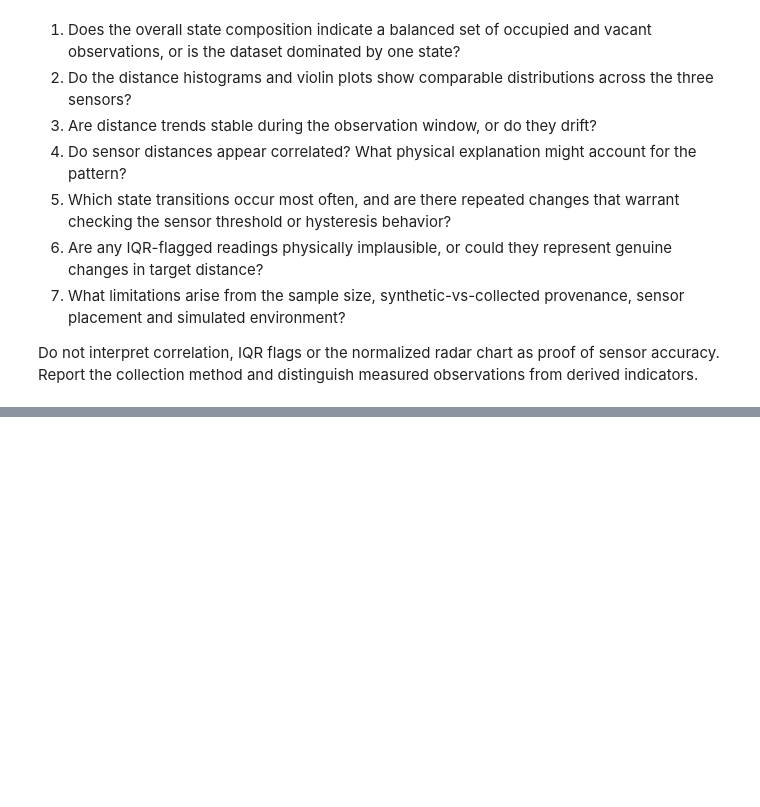
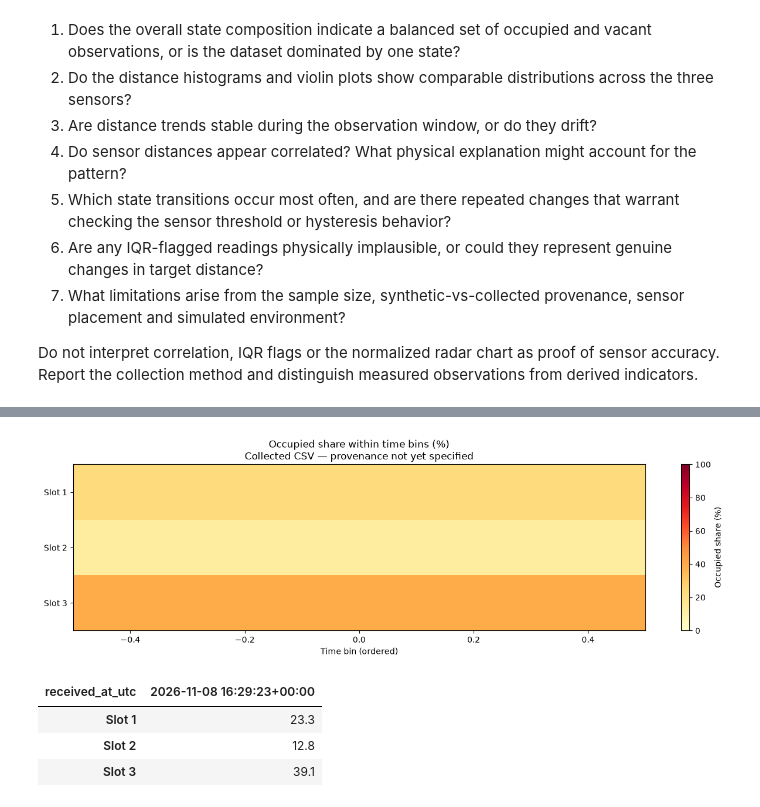
Before and after one commit to Subiswas36218/MDE-CO-06_Data-Acquisition-Technologies-and-Sensor-Networks_Group_Project, a Jupyter notebook: parking_data_visualization.ipynb, the cells around one changed output, grey strips where cells are left out. Saved outputs shown, nothing was run; the diff lists cells and outputs as text; code cells hidden in the pictures; blank space fills up the shorter version.

```diff
--- a/parking_data_visualization.ipynb
+++ b/parking_data_visualization.ipynb
@@ -965,0 +1126,29 @@ Do not interpret correlation, IQR flags or the normalized radar chart as proof o
+# %%
+time_data = df[["received_at_utc", "slot1_status", "slot2_status", "slot3_status"]].copy()
+time_data = time_data.set_index("received_at_utc").sort_index()
+time_bin_count = min(20, max(1, len(time_data)))
+if len(time_data) > 1 and time_data.index.min() != time_data.index.max():
+    time_bins = time_data.resample(f"{max(1, int(np.ceil((time_data.index.max() - time_data.index.min()).total_seconds() / time_bin_count)))}s").agg(
+        lambda column: column.eq("OCCUPIED").mean() * 100 if column.name.startswith("slot") else np.nan
+    )
+    occupancy_pct = time_bins[[f"slot{s}_status" for s in range(1, 4)]].T
+    occupancy_pct.index = [f"Slot {s}" for s in range(1, 4)]
+    fig, ax = plt.subplots(figsize=(13, 4))
+    im = ax.imshow(occupancy_pct.to_numpy(dtype=float), aspect="auto", interpolation="nearest", vmin=0, vmax=100, cmap="YlOrRd")
+    ax.set_yticks(range(3), labels=occupancy_pct.index)
+    ax.set_xlabel("Time bin (ordered)")
+    ax.set_title(f"Occupied share within time bins (%)\n{DATA_SOURCE_LABEL}")
+    fig.colorbar(im, ax=ax, label="Occupied share (%)")
+    fig.tight_layout()
+    fig.savefig(REPORT_DIR / "time_binned_occupancy_heatmap.png", dpi=180, bbox_inches="tight")
+    plt.show()
+    display(occupancy_pct.round(1))
+    occupancy_pct.to_csv(REPORT_DIR / "time_binned_occupancy.csv")
+else:
+    print("A time-binned heatmap needs at least two distinct received timestamps.")
+# %% [output]
+[figure, added]
+| received_at_utc | 2026-11-08 16:29:23+00:00 |
+| Slot 1 | 23.3 |
+| Slot 2 | 12.8 |
+| Slot 3 | 39.1 |
```
Also changed, not shown: parts of 15 cells of this notebook, 16 other files.
